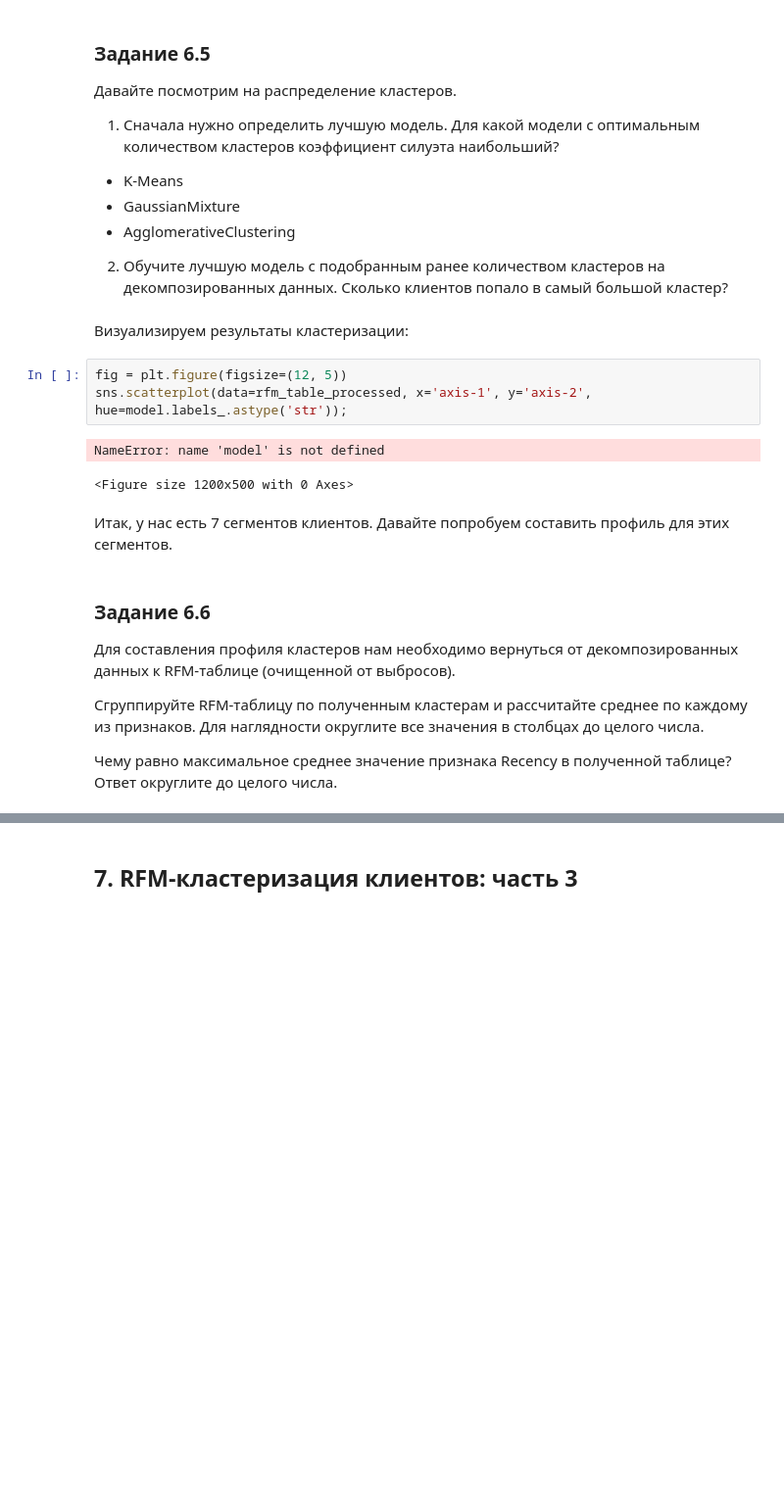
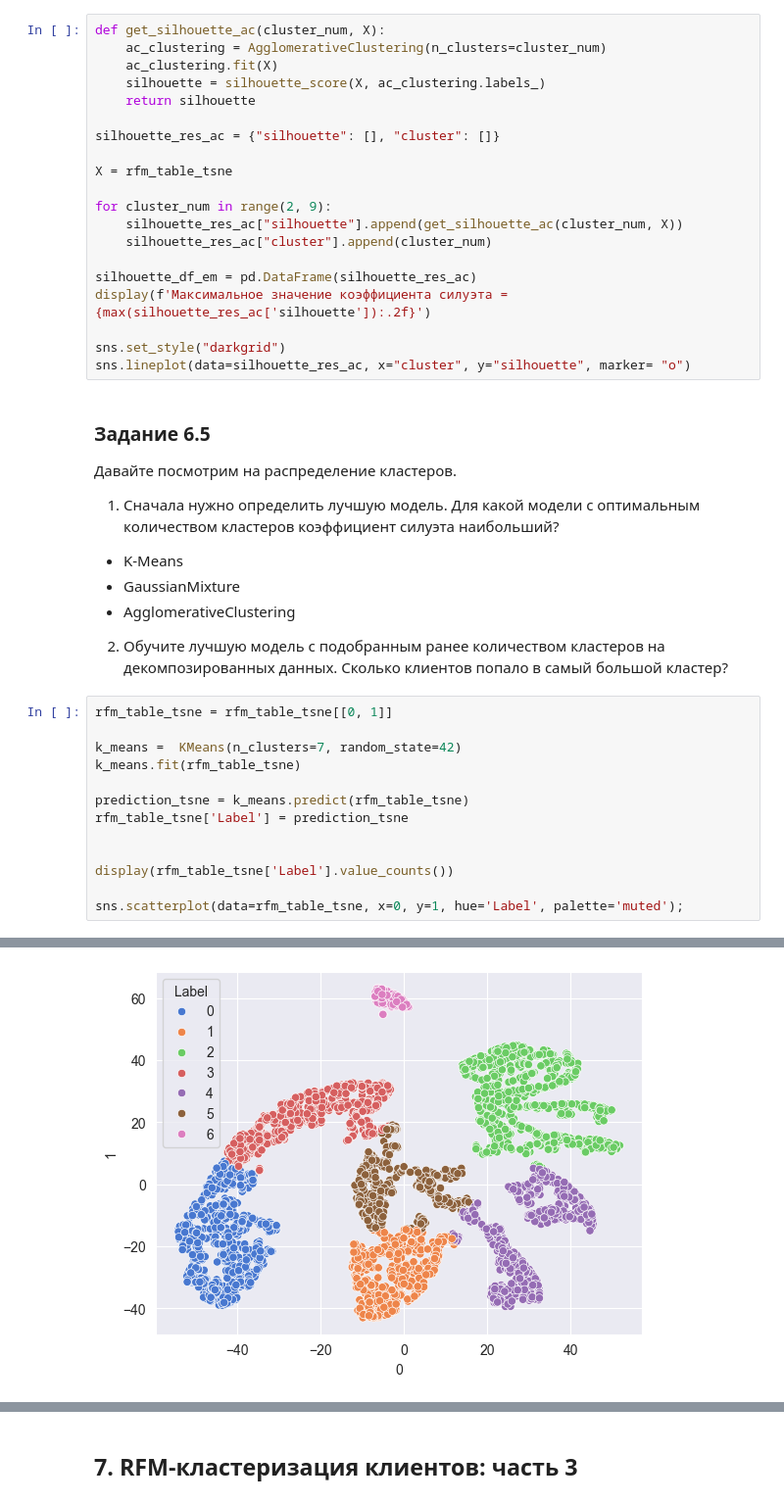
Before and after one commit to PlatArs/PROJECT-6, a Jupyter notebook: Project_6.ipynb, the cells around one changed output, grey strips where cells are left out. Shown at 98% size. Saved outputs shown, nothing was run; the diff lists cells and outputs as text; blank space fills up the shorter version.

```diff
--- a/Project_6.ipynb
+++ b/Project_6.ipynb
@@ -926,6 +672,26 @@ sns.lineplot(data=silhouette_df_kmeans, x="cluster", y="silhouette", marker= "o"
 1) Судя по полученным результатам, какое количество кластеров лучше всего взять?
 
 2) Чему равно максимальное значение коэффициента силуэта? Ответ округлите до двух знаков после точки-разделителя.
+# %%
+def get_silhouette_ac(cluster_num, X):
+    ac_clustering = AgglomerativeClustering(n_clusters=cluster_num)
+    ac_clustering.fit(X)
+    silhouette = silhouette_score(X, ac_clustering.labels_)
+    return silhouette
+
+silhouette_res_ac = {"silhouette": [], "cluster": []}
+
+X = rfm_table_tsne
+
+for cluster_num in range(2, 9):
+    silhouette_res_ac["silhouette"].append(get_silhouette_ac(cluster_num, X))
+    silhouette_res_ac["cluster"].append(cluster_num)
+
+silhouette_df_em = pd.DataFrame(silhouette_res_ac)
+display(f'Максимальное значение коэффициента силуэта = {max(silhouette_res_ac['silhouette']):.2f}')
+
+sns.set_style("darkgrid")
+sns.lineplot(data=silhouette_res_ac, x="cluster", y="silhouette", marker= "o")
 # %% [markdown]
 ### Задание 6.5
 Давайте посмотрим на распределение кластеров.
@@ -938,22 +704,17 @@ sns.lineplot(data=silhouette_df_kmeans, x="cluster", y="silhouette", marker= "o"
 
 2) Обучите лучшую модель с подобранным ранее количеством кластеров на декомпозированных данных.
 Сколько клиентов попало в самый большой кластер?
-# %% [markdown]
-Визуализируем результаты кластеризации:
-# %%
-fig = plt.figure(figsize=(12, 5))
-sns.scatterplot(data=rfm_table_processed, x='axis-1', y='axis-2', hue=model.labels_.astype('str'));
-# %% [output]
-NameError: name 'model' is not defined
-<Figure size 1200x500 with 0 Axes>
-# %% [markdown]
-
-Итак, у нас есть 7 сегментов клиентов. Давайте попробуем составить профиль для этих сегментов.
-# %% [markdown]
-### Задание 6.6
-
-Для составления профиля кластеров нам необходимо вернуться от декомпозированных данных к RFM-таблице (очищенной от выбросов).
-
-Сгруппируйте RFM-таблицу по полученным кластерам и рассчитайте среднее по каждому из признаков. Для наглядности округлите все значения в столбцах до целого числа.
-
-Чему равно максимальное среднее значение признака Recency в полученной таблице? Ответ округлите до целого числа.
+# %%
+rfm_table_tsne = rfm_table_tsne[[0, 1]]
+
+k_means =  KMeans(n_clusters=7, random_state=42)
+k_means.fit(rfm_table_tsne)
+
+prediction_tsne = k_means.predict(rfm_table_tsne)
+rfm_table_tsne['Label'] = prediction_tsne
+
+
+display(rfm_table_tsne['Label'].value_counts())
+
+sns.scatterplot(data=rfm_table_tsne, x=0, y=1, hue='Label', palette='muted');
+# %% [output]
@@ -959,0 +730 @@ NameError: name 'model' is not defined
+[figure, added]
```
Also changed, not shown: parts of 59 cells of this notebook.
